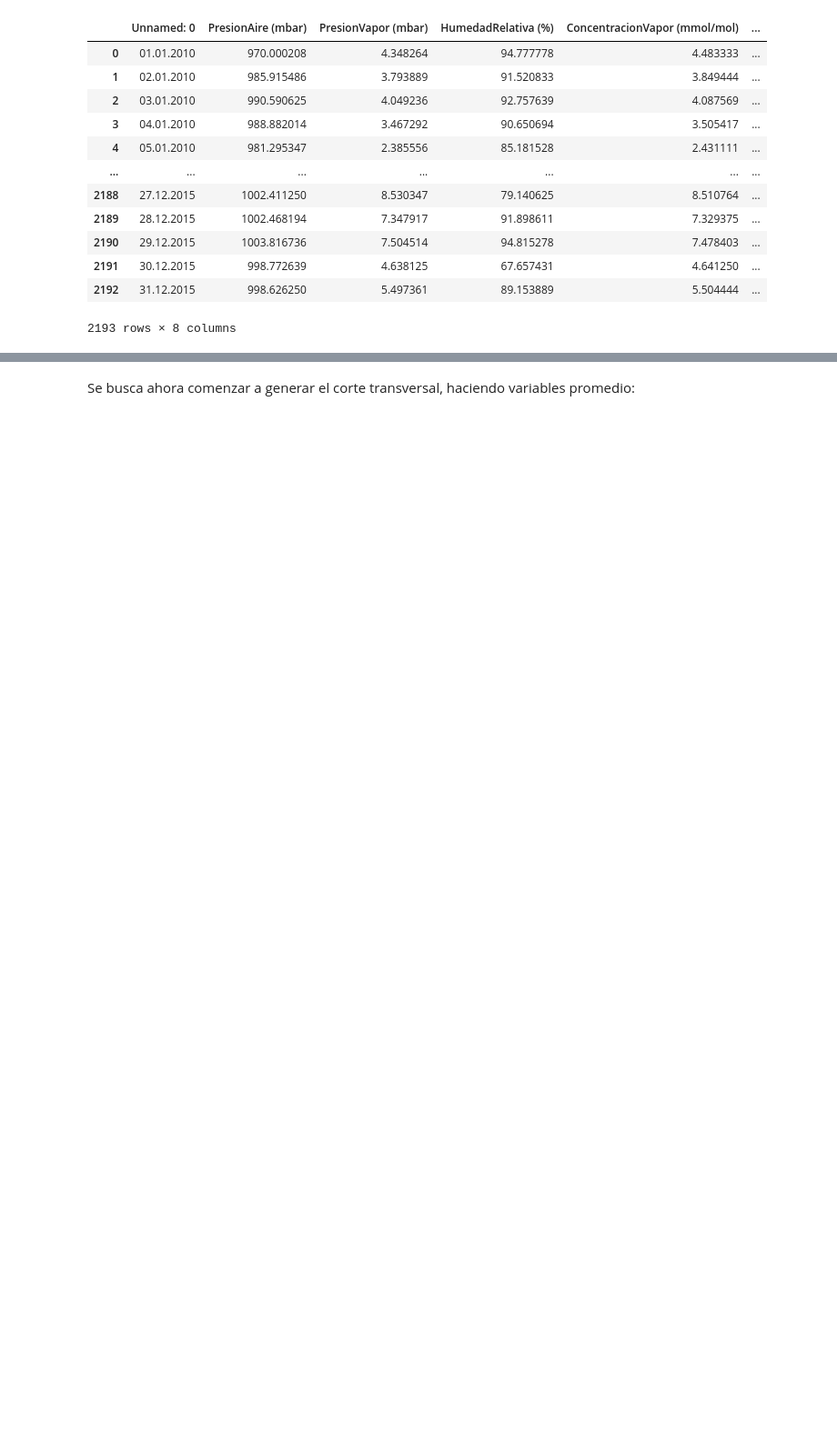
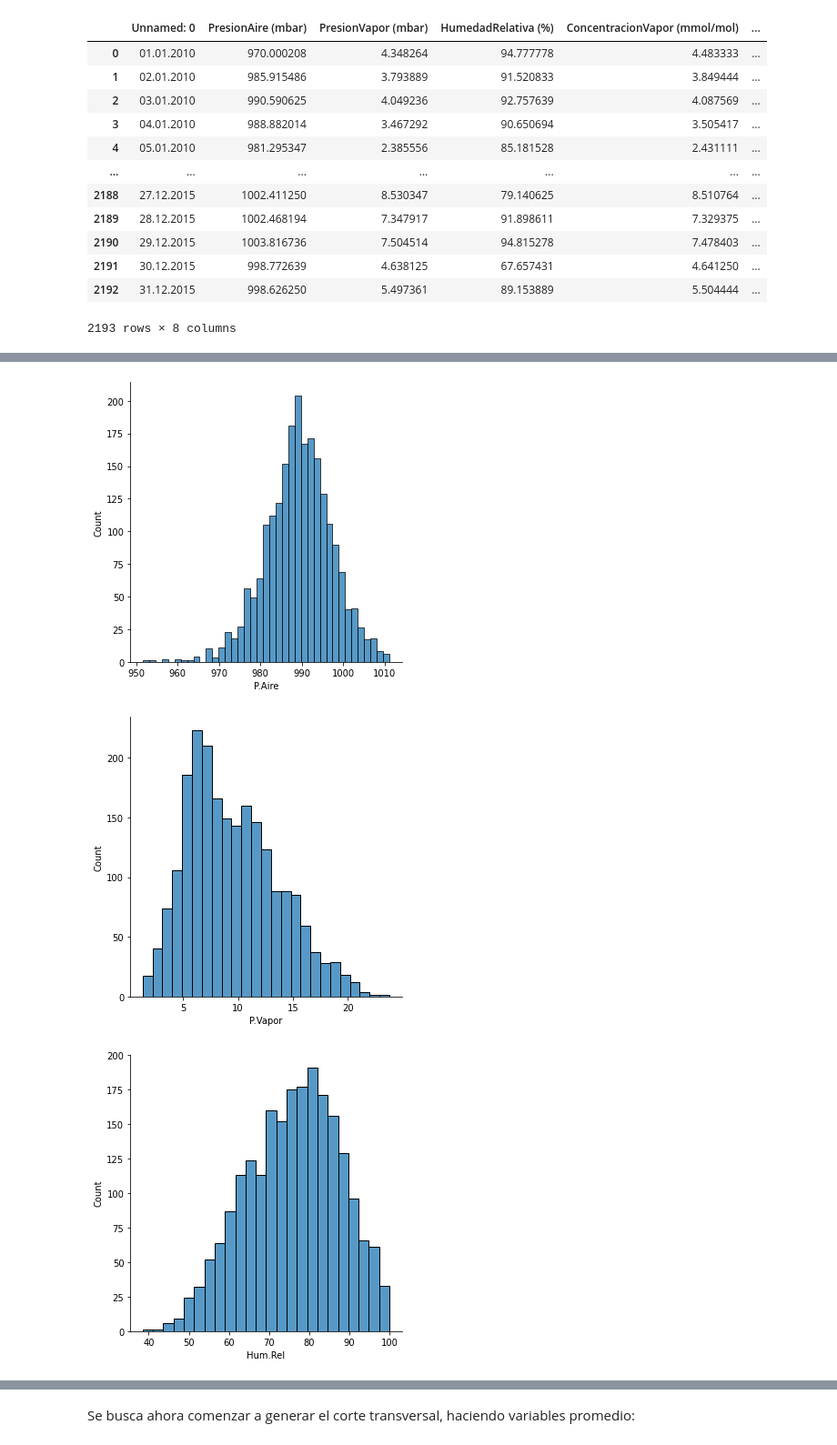
Before and after one commit to josemoncada87/tallerFDA2, a Jupyter notebook: Taller Fundamentos de Analítica de Datos II - Enunciado.ipynb, the cells around one changed output, grey strips where cells are left out. Shown at 91% size. Cells and saved outputs as stored; diff of their text form; code cells hidden in the pictures; blank space fills up the shorter version.

Commit message:
Creación de las transformaciones y data sets del primer punto

```diff
--- a/Taller Fundamentos de Analítica de Datos II - Enunciado.ipynb
+++ b/Taller Fundamentos de Analítica de Datos II - Enunciado.ipynb
@@ -55,5 +71,7 @@ dtype: object
+# %%
+df.columns = ['Fecha', 'P.Aire', 'P.Vapor', 'Hum.Rel', 'C.Vapor', 'D.Aire', 'D.Vapor', 'Temp']
 # %%
 # se cambia el tipo de la columna 0 a Date
-df['Unnamed: 0'] = pd.to_datetime(df['Unnamed: 0']);
-df.dtypes
+df['Fecha'] = pd.to_datetime(df['Fecha'], format='%d.%m.%Y');
+df.info()
 # %% [output]
@@ -68,0 +110,9 @@ dtype: object
+# %%
+for col in df.columns[1:]:
+    df[col] = df[col].round(decimals=2) # Redondeo de los valores a 2 decimales
+    sns.displot(df, x=col)
+    #sns.boxplot(data=df, y=col)
+# %% [output]
+[figure, added]
+[figure, added]
+[figure, added]
```
Also changed, not shown: parts of 10 cells of this notebook.
